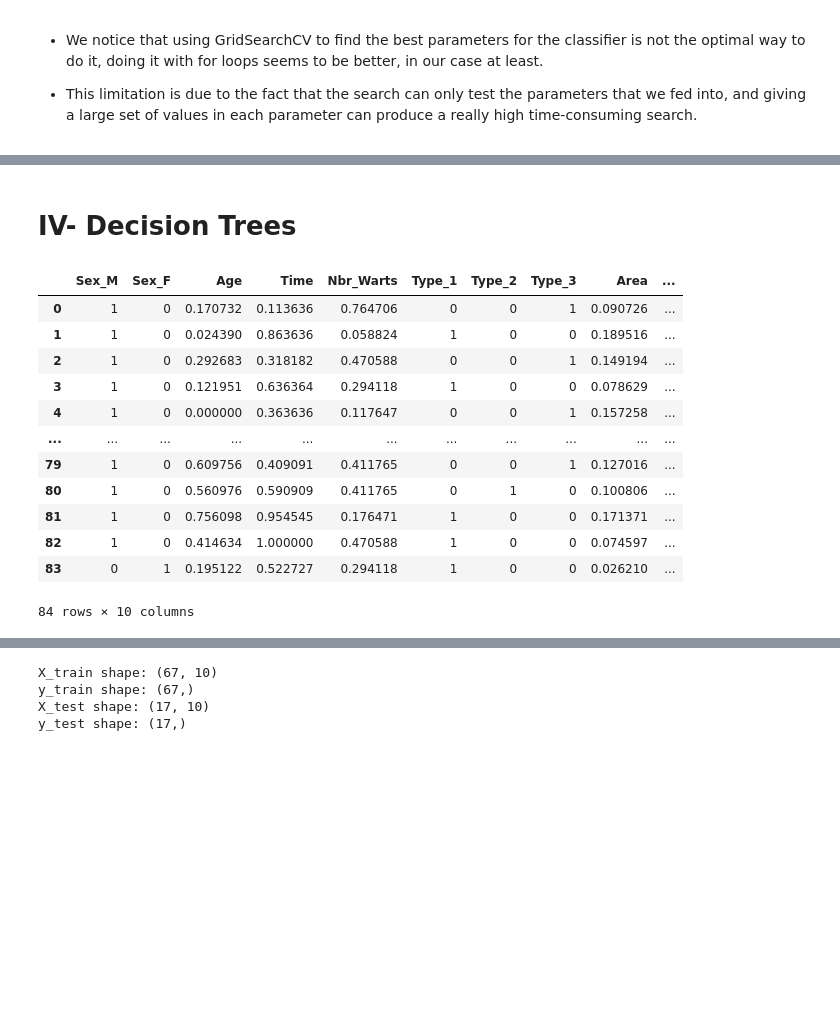
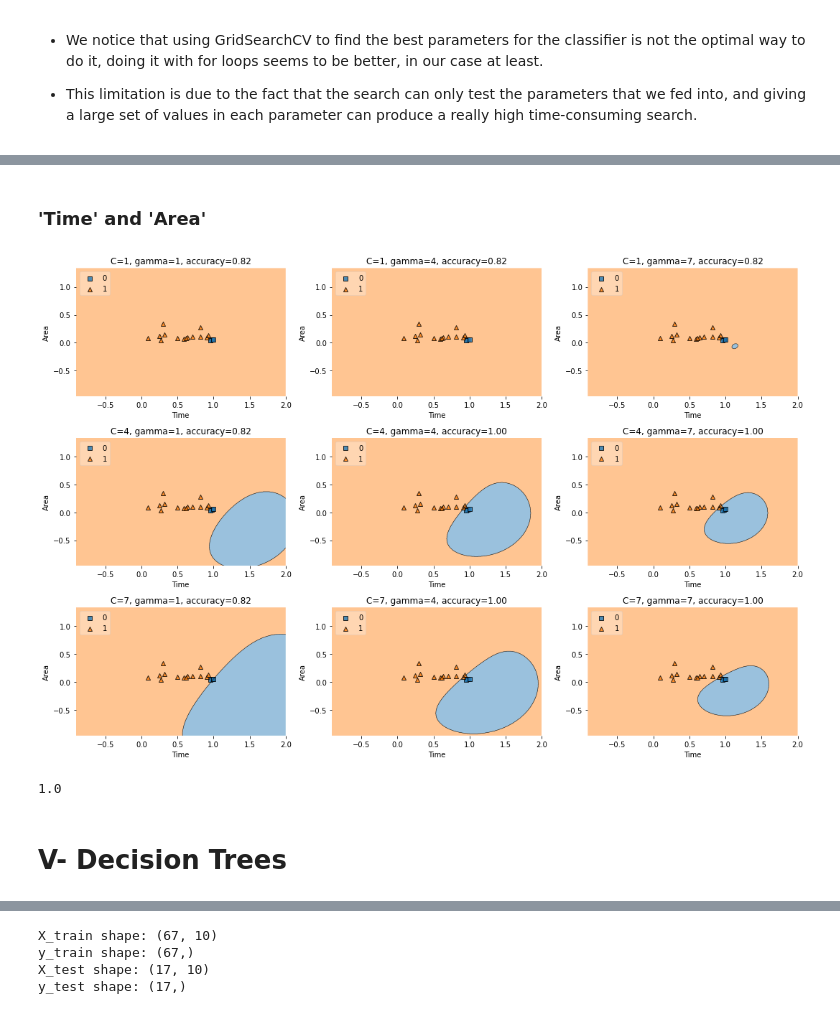
Before and after one commit to DunkMasterMehdi/Projet_ML, a Jupyter notebook: Classification/Classification.ipynb, the cells around one changed output, grey strips where cells are left out. Saved outputs shown, nothing was run; the diff lists cells and outputs as text; code cells hidden in the pictures; blank space fills up the shorter version.

```diff
--- a/Classification/Classification.ipynb
+++ b/Classification/Classification.ipynb
@@ -715,20 +793,35 @@ weighted avg       0.68      0.82      0.74        17
+# %% [markdown]
+### 'Time' and 'Area'
+# %%
+X = X_test[['Time', 'Area']]
+y = y_test
+
+fig, axes = plt.subplots(3, 3, figsize=(15, 10))
+for ax, C_ in zip(axes, range(1, 10, 3)):
+    for a, gamma_ in zip(ax, range(1, 10, 3)):
+        clf = svm.SVC(C=C_, gamma=gamma_)
+        clf.fit(X.values, y.values)
+        plot_decision_regions(X=X.values,
+                              y=y.values,
+                              clf=clf,
+                              legend=2,
+                              ax=a)
+        a.set_title('C='+str(C_)+', gamma='+str(gamma_)+', accuracy={0:.2f}' .format(clf.score(X, y)));
+
+for ax in axes.flat:
+    ax.set(xlabel='Time', ylabel='Area');
+
+fig.tight_layout();
+# %% [output]
+[figure, added]
+# %%
+# We conclude that 'Time' and 'Age' are the best features to use.
+# we have an accuracy of 1.00 with C=7 and gamma=7.
+
+clf = svm.SVC(C=7, gamma=7).fit(X_test[['Time', 'Age']], y_test)
+prediction_Test_SVM = clf.score(X_test[['Time', 'Age']], y_test)
+prediction_Test_SVM
+# %% [output]
+1.0
 # %% [markdown]
-# IV- Decision Trees
+# V- Decision Trees
-# %%
-feature_names=['Sex_M', 'Sex_F', 'Age', 'Time', 'Nbr_Warts', 'Type_1', 'Type_2','Type_3', 'Area',
-               'Induration_diameter']
-df[feature_names]
-# %% [output]
-|  | Sex_M | Sex_F | Age | Time | Nbr_Warts | Type_1 | Type_2 | Type_3 | Area | ... |
-| 0 | 1 | 0 | 0.170732 | 0.113636 | 0.764706 | 0 | 0 | 1 | 0.090726 | ... |
-| 1 | 1 | 0 | 0.024390 | 0.863636 | 0.058824 | 1 | 0 | 0 | 0.189516 | ... |
-| 2 | 1 | 0 | 0.292683 | 0.318182 | 0.470588 | 0 | 0 | 1 | 0.149194 | ... |
-| 3 | 1 | 0 | 0.121951 | 0.636364 | 0.294118 | 1 | 0 | 0 | 0.078629 | ... |
-| 4 | 1 | 0 | 0.000000 | 0.363636 | 0.117647 | 0 | 0 | 1 | 0.157258 | ... |
-| ... | ... | ... | ... | ... | ... | ... | ... | ... | ... | ... |
-| 79 | 1 | 0 | 0.609756 | 0.409091 | 0.411765 | 0 | 0 | 1 | 0.127016 | ... |
-| 80 | 1 | 0 | 0.560976 | 0.590909 | 0.411765 | 0 | 1 | 0 | 0.100806 | ... |
-| 81 | 1 | 0 | 0.756098 | 0.954545 | 0.176471 | 1 | 0 | 0 | 0.171371 | ... |
-| 82 | 1 | 0 | 0.414634 | 1.000000 | 0.470588 | 1 | 0 | 0 | 0.074597 | ... |
-| 83 | 0 | 1 | 0.195122 | 0.522727 | 0.294118 | 1 | 0 | 0 | 0.026210 | ... |
-84 rows × 10 columns
```
Also changed, not shown: parts of 24 cells of this notebook, 1 other file.
